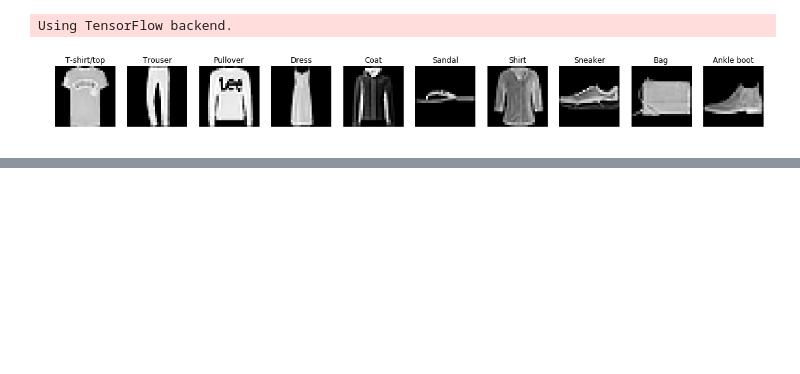
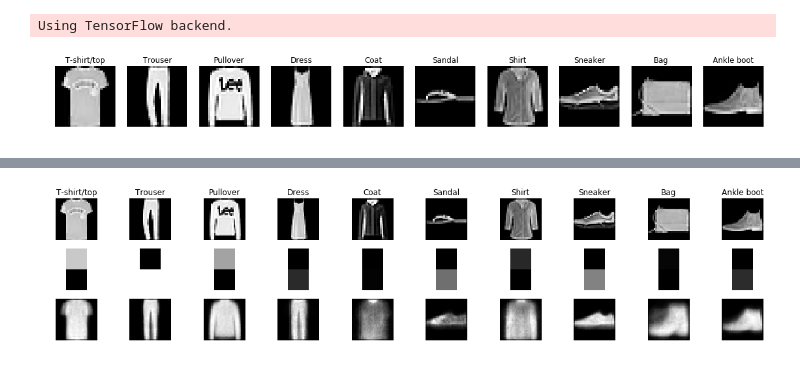
Before and after one commit to Jacob-Lang/Autoencoders-and-tSNE, a Jupyter notebook: Autoencoders and tSNE.ipynb, the cells around one changed output, grey strips where cells are left out. Saved outputs shown, nothing was run; the diff lists cells and outputs as text; code cells hidden in the pictures; blank space fills up the shorter version.

```diff
--- a/Autoencoders and tSNE.ipynb
+++ b/Autoencoders and tSNE.ipynb
@@ -74,0 +190,30 @@ First let's build a very simple autoencoder. We will use a single fully-connecte
+# %%
+# visualise reconstructed inputs and encoded representations
+n = 10
+encoded_imgs = encoder_1.predict(X_test[first_of_each_i])
+decoded_imgs = decoder_1.predict(encoded_imgs)
+
+plt.figure(figsize=(20, 4))
+for i in range(n):
+    # display original
+    ax = plt.subplot(3, n, i + 1)
+    plt.imshow(X_test[first_of_each_i[i]].reshape(28, 28))
+    plt.gray()
+    ax.set_title(label_name(Y_test[first_of_each_i[i]]))
+    ax.axis('off')
+
+    # plot encoded version
+    ax = plt.subplot(3, n, i + 1 + n)
+    plt.imshow(encoded_imgs[i].reshape((2,1)), vmax = 41)   # vmax adjusts normalisation in imshow.
+    plt.gray()
+    ax.axis('off')
+
+    # display reconstruction
+    ax = plt.subplot(3, n, i + 1 + 2*n)
+    plt.imshow(decoded_imgs[i].reshape(28, 28))
+    plt.gray()
+    ax.axis('off')
+
+plt.show()
+# %% [output]
+[figure, added]
```
Also changed, not shown: parts of 35 cells of this notebook.
